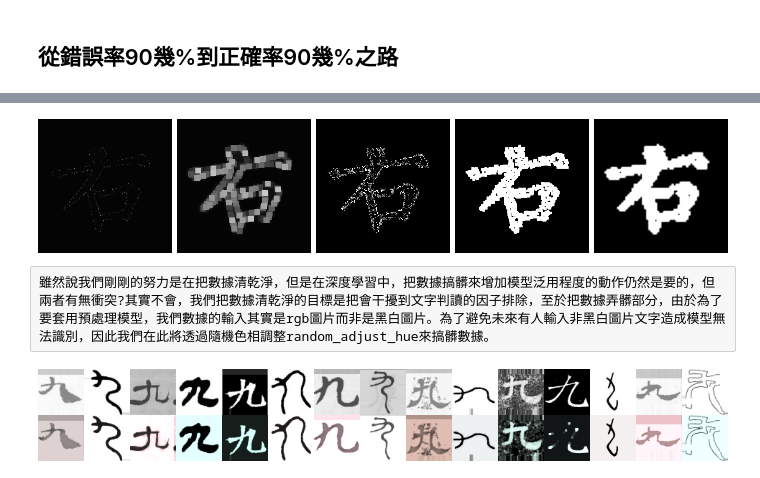
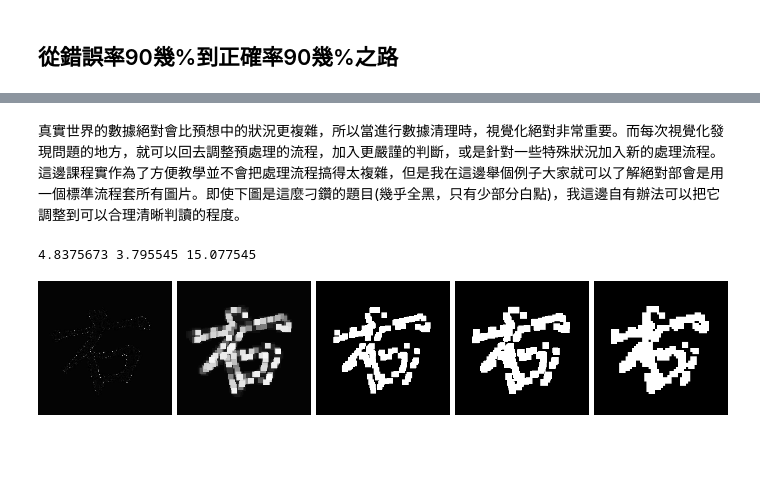
Before and after one commit to AllanYiin/DeepBelief_Course5_Examples, a Jupyter notebook: epoch102_識別漢字/Chinese_Character_Recognition_pytorch.ipynb, the cells around one changed output, grey strips where cells are left out. Drawn from its saved outputs; the diff is of its cells as text; code cells hidden in the pictures; blank space fills up the shorter version.

```diff
--- a/epoch102_識別漢字/Chinese_Character_Recognition_pytorch.ipynb
+++ b/epoch102_識別漢字/Chinese_Character_Recognition_pytorch.ipynb
@@ -155,29 +137,30 @@ test_image(
+# %% [markdown]
+真實世界的數據絕對會比預想中的狀況更複雜，所以當進行數據清理時，視覺化絕對非常重要。而每次視覺化發現問題的地方，就可以回去調整預處理的流程，加入更嚴謹的判斷，或是針對一些特殊狀況加入新的處理流程。這邊課程實作為了方便教學並不會把處理流程搞得太複雜，但是我在這邊舉個例子大家就可以了解絕對部會是用一個標準流程套所有圖片。即使下圖是這麼刁鑽的題目(幾乎全黑，只有少部分白點)，我這邊自有辦法可以把它調整到可以合理清晰判讀的程度。
 # %%
 #原圖
 img=resize((256, 256), True)(image2array('../images/yo.jpg'))
+meanv=img.mean()
+minv=img[img<meanv].mean()
+maxv = img[img>meanv].mean()
+print(meanv,minv,maxv)
+
+
 #填充
 img1= image_dilation(filter_size=3,repeat=5)(img)
-split=np.ones((img.shape[0],10))*255
+
+
 #isodata二值化
-img2=adaptive_binarization('isodata')(img)
+img2=adaptive_binarization('otsu')(img1)
 #將img2再填充
-img3=image_dilation(filter_size=3,repeat=2)(img2)
+img3=image_dilation(filter_size=3,repeat=1)(img2)
 
 #將img3縮小後進行otsu二值化後放大回原尺寸
 img4=adjust_contast(1.5)(resize((256, 256), True)(adaptive_binarization('otsu')(resize((64, 64), True)(img3))))
+
+split=np.ones((img.shape[0],10))*255#圖片間的分隔空白
 img=array2image(np.concatenate([img,split, img1,split,img2,split,img3,split,img4], axis=1))
 
 img
 # %% [output]
+4.8375673 3.795545 15.077545
-[figure, old version]
+[figure, new version]
-# %% [raw]
-雖然說我們剛剛的努力是在把數據清乾淨，但是在深度學習中，把數據搞髒來增加模型泛用程度的動作仍然是要的，但兩者有無衝突?其實不會，我們把數據清乾淨的目標是把會干擾到文字判讀的因子排除，至於把數據弄髒部分，由於為了要套用預處理模型，我們數據的輸入其實是rgb圖片而非是黑白圖片。為了避免未來有人輸入非黑白圖片文字造成模型無法識別，因此我們在此將透過隨機色相調整random_adjust_hue來搞髒數據。
-# %%
-test_image(erosion_then_dilation(filter_size=5,repeat=5),
-           clahe(clip_limit=0.02,nbins=64),
-           auto_level(),
-           to_rgb(),
-           random_adjust_hue()
-           )
-# %% [output]
-[figure, removed]
```
Also changed, not shown: parts of 66 cells of this notebook, 1 other file.
